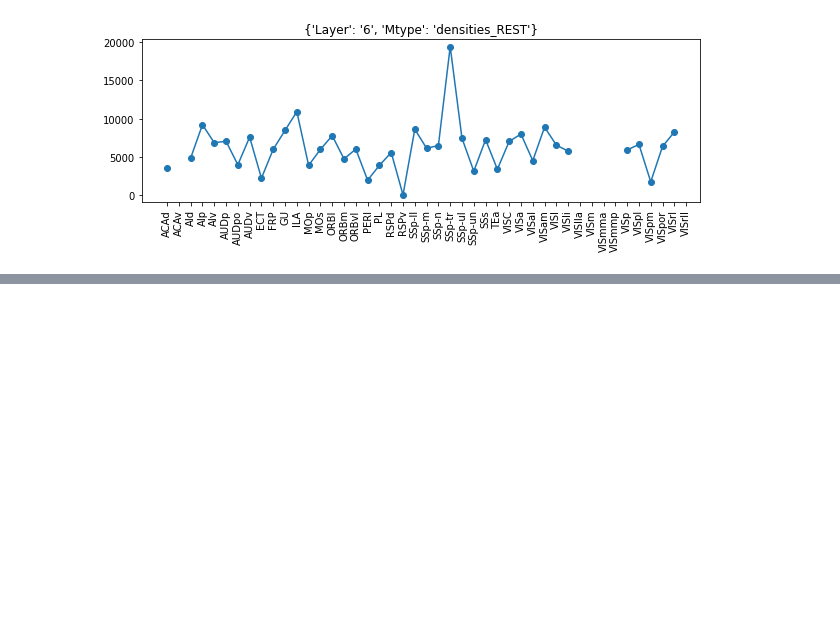
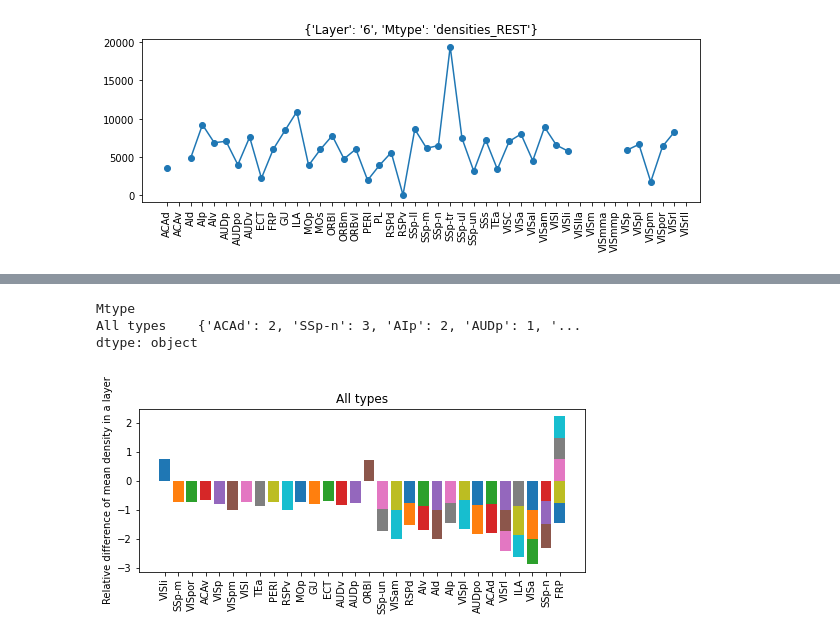
Before and after one commit to BlueBrain/cell-density-validations, a Jupyter notebook: notebooks/Detect outlying densities.ipynb, the cells around one changed output, grey strips where cells are left out. Saved outputs shown, nothing was run; the diff lists cells and outputs as text; code cells hidden in the pictures; blank space fills up the shorter version.

Commit message:
Update notebook to better highlight problematic regions

```diff
--- a/notebooks/Detect outlying densities.ipynb
+++ b/notebooks/Detect outlying densities.ipynb
@@ -114,3 +119,48 @@ layer 1, mtype densities_PV:
 layer 6, mtype densities_VIP:
 
         region SSp-un: -0.7448114056572496
+# %%
+def lst_amount_of_outlying(lst_region_dict):
+    out_dict = {}
+    for reg_dict in lst_region_dict:
+        for k, v in reg_dict:
+            out_dict.setdefault(k, []).append(v)
+    return out_dict
+
+pool_also_mtype = True
+if pool_also_mtype:
+    total_outlying = dens_outliers.pool(["Layer", "Mtype"], func=lst_amount_of_outlying)
+    total_outlying.add_label("Mtype", "All types")
+else:
+    total_outlying = dens_outliers.pool(["Layer"], func=lst_amount_of_outlying)
+
+num_outlying = total_outlying.map(lambda x: dict([(k, len(v)) for k, v in x.items()]))
+
+print(num_outlying.to_pandas())
+# %% [output]
+Mtype
+All types    {'ACAd': 2, 'SSp-n': 3, 'AIp': 2, 'AUDp': 1, '...
+dtype: object
+# %%
+for mtype in total_outlying.labels_of("Mtype"):
+    plt_dict = total_outlying.get2(Mtype=mtype)
+    region, n = zip(*num_outlying.get2(Mtype=mtype).items())
+    idxx = numpy.argsort(list(n))
+    ax = plt.figure(figsize=(8, 3)).gca()
+    for i, idx in enumerate(idxx):
+        vs = plt_dict[region[idx]]
+        o_pos = 0
+        o_neg = 0
+        for v in vs:
+            if v < 0:
+                ax.bar(i, v,  bottom=o_neg)
+                o_neg += v
+            else:
+                ax.bar(i, v, bottom=o_pos)
+                o_pos += v
+    ax.set_xticks(range(len(region)))
+    ax.set_xticklabels([region[idx] for idx in idxx], rotation='vertical')
+    ax.set_title(mtype)
+    ax.set_ylabel("Relative difference of mean density in a layer")
+# %% [output]
+[figure, added]
```
Also changed, not shown: parts of 2 cells of this notebook.
